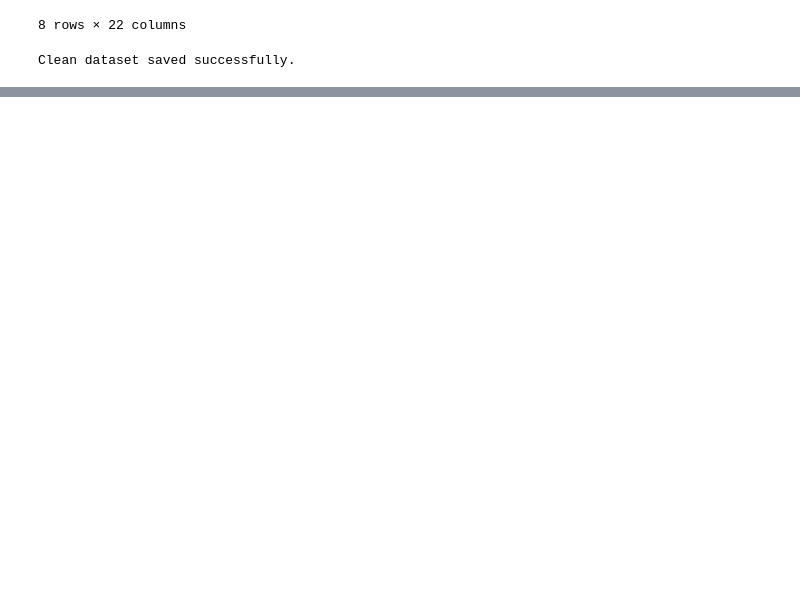
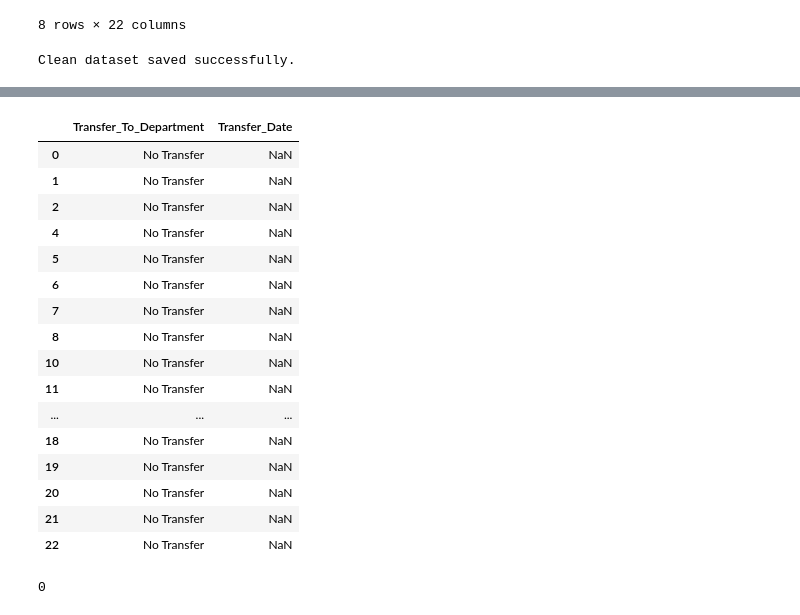
Before and after one commit to springboardmentor09876x-cmd/Hospital-Operations-Patient-Analytics-, a Jupyter notebook: hospital_cleaning.ipynb, the cells around one changed output, grey strips where cells are left out. Drawn from its saved outputs; the diff is of its cells as text; code cells hidden in the pictures; blank space fills up the shorter version.

Commit message:
Module 2: Update cleaned dataset and cleaning notebook

```diff
--- a/hospital_cleaning.ipynb
+++ b/hospital_cleaning.ipynb
@@ -227,0 +228,24 @@ Clean dataset saved successfully.
+# %%
+import pandas as pd
+
+df = pd.read_csv("Hospital_CleanedDataset.csv")
+# %%
+df[df["Transfer_Date"].isna()][["Transfer_To_Department", "Transfer_Date"]].head(20)
+# %% [output]
+|  | Transfer_To_Department | Transfer_Date |
+| 0 | No Transfer | NaN |
+| 1 | No Transfer | NaN |
+| 2 | No Transfer | NaN |
+| 4 | No Transfer | NaN |
+| 5 | No Transfer | NaN |
+| 6 | No Transfer | NaN |
+| 7 | No Transfer | NaN |
+| 8 | No Transfer | NaN |
+| 10 | No Transfer | NaN |
+| 11 | No Transfer | NaN |
+| ... | ... | ... |
+| 18 | No Transfer | NaN |
+| 19 | No Transfer | NaN |
+| 20 | No Transfer | NaN |
+| 21 | No Transfer | NaN |
+| 22 | No Transfer | NaN |
@@ -227,0 +255,4 @@ Clean dataset saved successfully.
+# %%
+print(df["Transfer_Date"].isnull().sum())
+# %% [output]
+0
```
Also changed, not shown: parts of 11 cells of this notebook, 1 other file.
